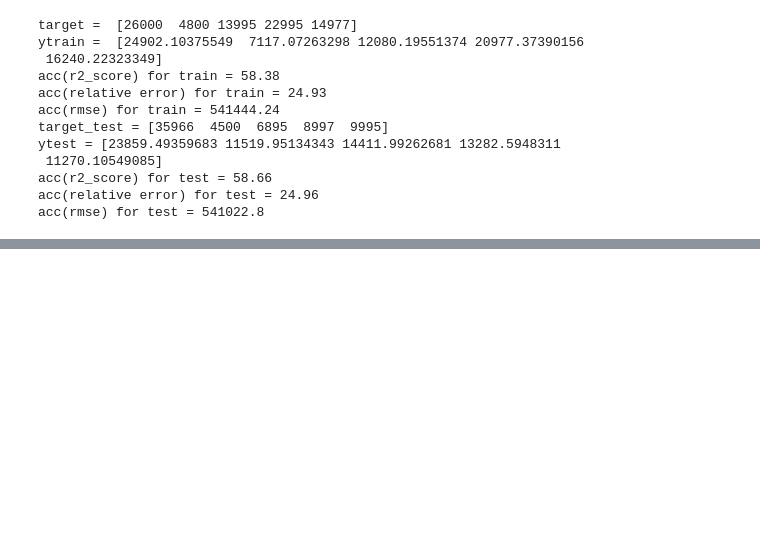
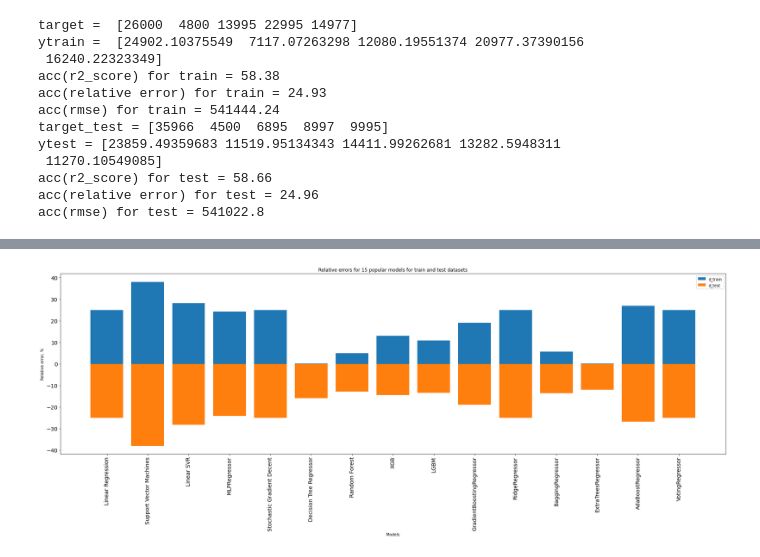
Before and after one commit to icyguy64/Used-Car-Price-Estimator, a Jupyter notebook: notebook.ipynb, the cells around one changed output, grey strips where cells are left out. Saved outputs shown, nothing was run; the diff lists cells and outputs as text; code cells hidden in the pictures; blank space fills up the shorter version.

```diff
--- a/notebook.ipynb
+++ b/notebook.ipynb
@@ -590,16 +875,20 @@ plt.show()
 # %%
 # Plot
-plt.figure(figsize=[25,6])
+plt.figure(figsize=[25,10])
 xx = models['Model']
 plt.tick_params(labelsize=14)
-plt.plot(xx, models['d_train'], label = 'd_train')
-plt.plot(xx, models['d_test'], label = 'd_test')
+plt.bar(xx, models['d_train'], label = 'd_train')
+plt.bar(xx, -1*models['d_test'], label = 'd_test')
 plt.legend()
 plt.title('Relative errors for 15 popular models for train and test datasets')
 plt.xlabel('Models')
 plt.ylabel('Relative error, %')
 plt.xticks(xx, rotation='vertical')
-plt.savefig('graph.png')
+plt.tight_layout()
+fig_rmse = plt.gcf()
 plt.show()
+fig_rmse.savefig('graph_relative_errors.png')
+# %% [output]
+[figure, added]
 # %%
 # Plot
```
Also changed, not shown: parts of 23 cells of this notebook.
